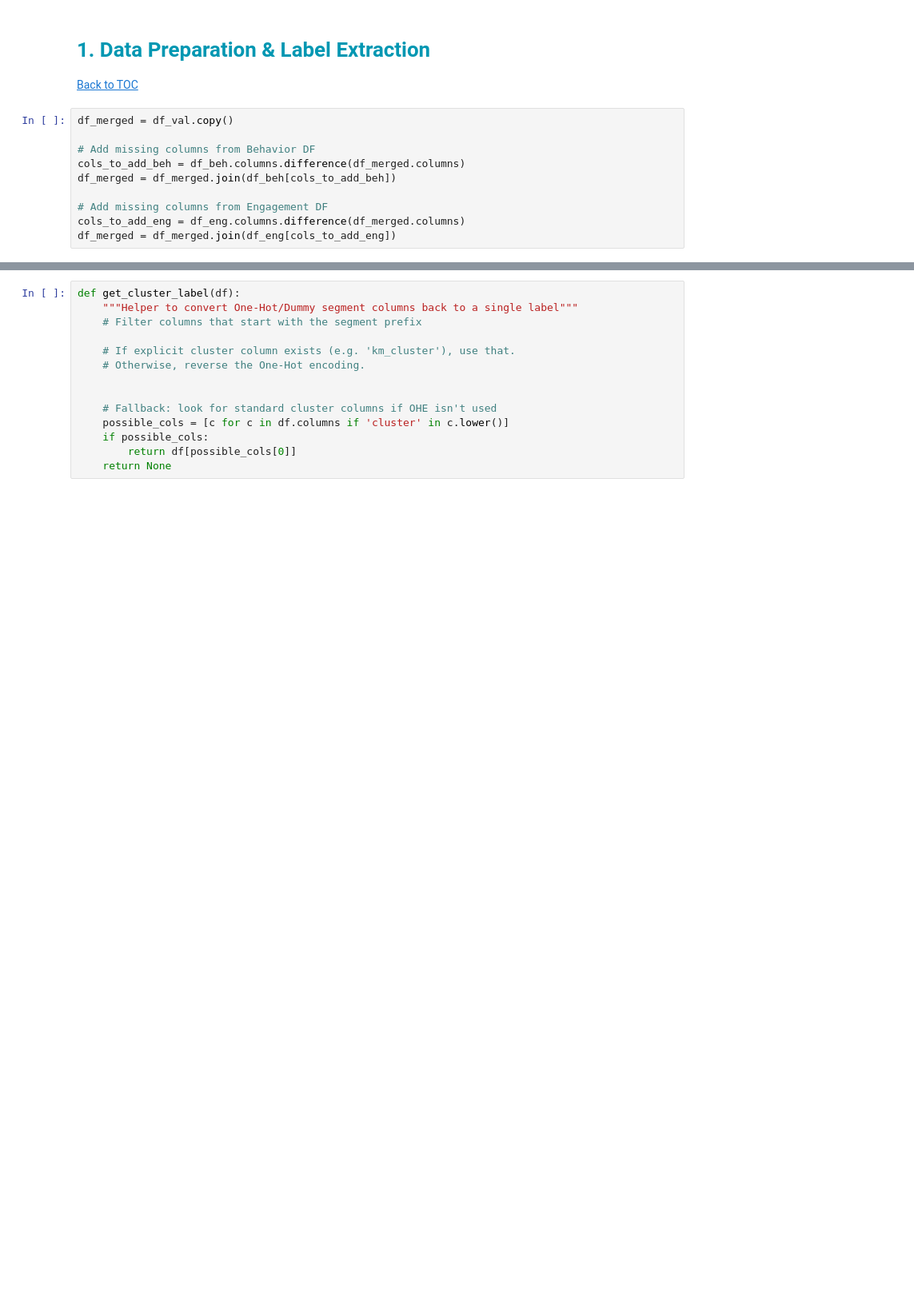
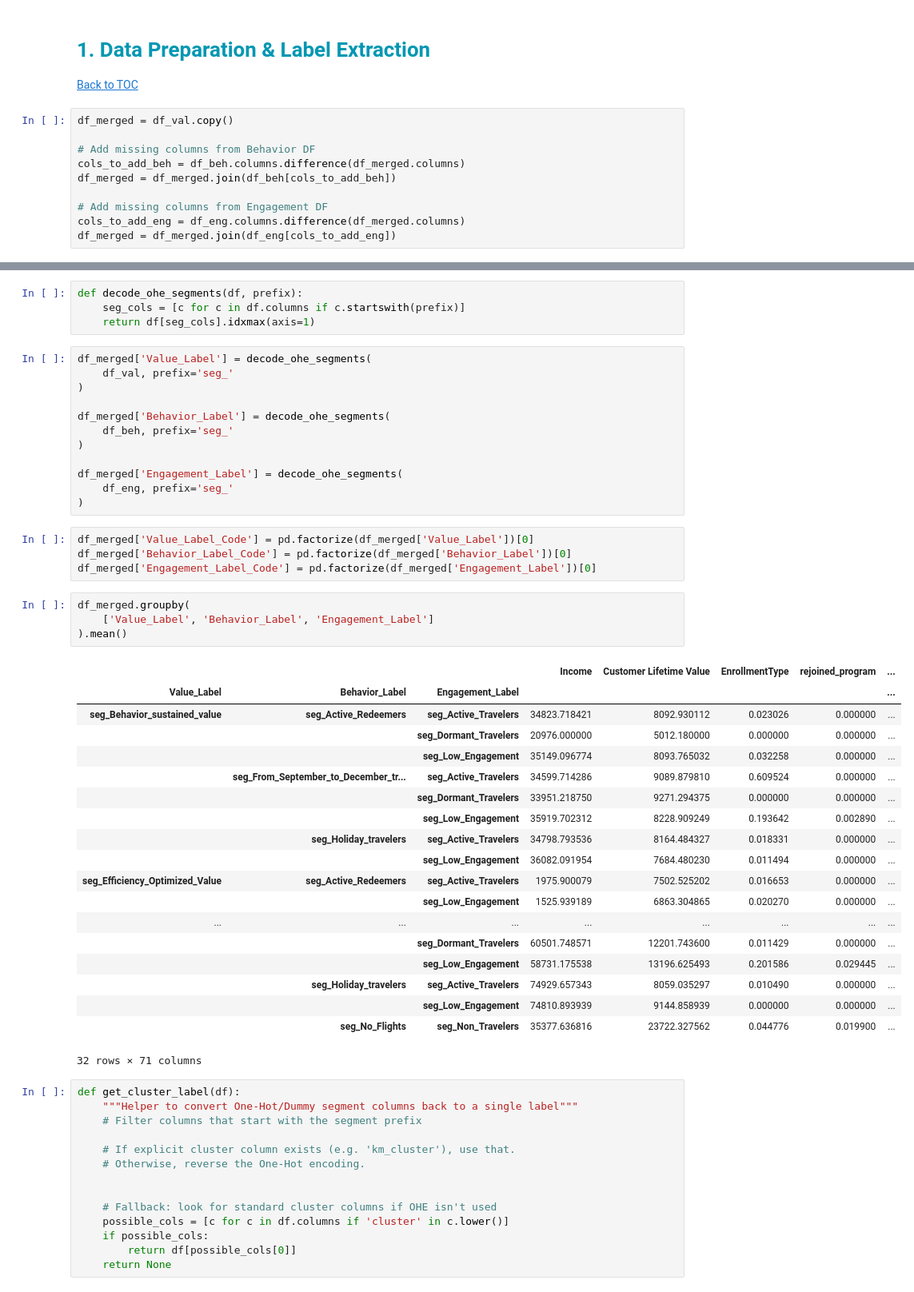
Before and after one commit to andrerangelferreira/DataMiningProject_AIAI_Group51, a Jupyter notebook: notebooks/Cluster_Merged.ipynb, the cells around one changed output, grey strips where cells are left out. Shown at 80% size. Saved outputs shown, nothing was run; the diff lists cells and outputs as text; blank space fills up the shorter version.

Commit message:
fixed issue of dependent clusters, mean=1.0

```diff
--- a/notebooks/Cluster_Merged.ipynb
+++ b/notebooks/Cluster_Merged.ipynb
@@ -35,3 +50,47 @@ df_merged
+# %%
+def decode_ohe_segments(df, prefix):
+    seg_cols = [c for c in df.columns if c.startswith(prefix)]
+    return df[seg_cols].idxmax(axis=1)
+# %%
+df_merged['Value_Label'] = decode_ohe_segments(
+    df_val, prefix='seg_'
+)
+
+df_merged['Behavior_Label'] = decode_ohe_segments(
+    df_beh, prefix='seg_'
+)
+
+df_merged['Engagement_Label'] = decode_ohe_segments(
+    df_eng, prefix='seg_'
+)
+# %%
+df_merged['Value_Label_Code'] = pd.factorize(df_merged['Value_Label'])[0]
+df_merged['Behavior_Label_Code'] = pd.factorize(df_merged['Behavior_Label'])[0]
+df_merged['Engagement_Label_Code'] = pd.factorize(df_merged['Engagement_Label'])[0]
+# %%
+df_merged.groupby(
+    ['Value_Label', 'Behavior_Label', 'Engagement_Label']
+).mean()
+# %% [output]
+|  |  |  | Income | Customer Lifetime Value | EnrollmentType | rejoined_program | ... |
+| Value_Label | Behavior_Label | Engagement_Label |  |  |  |  | ... |
+| seg_Behavior_sustained_value | seg_Active_Redeemers | seg_Active_Travelers | 34823.718421 | 8092.930112 | 0.023026 | 0.000000 | ... |
+|  |  | seg_Dormant_Travelers | 20976.000000 | 5012.180000 | 0.000000 | 0.000000 | ... |
+|  |  | seg_Low_Engagement | 35149.096774 | 8093.765032 | 0.032258 | 0.000000 | ... |
+|  | seg_From_September_to_December_tr... | seg_Active_Travelers | 34599.714286 | 9089.879810 | 0.609524 | 0.000000 | ... |
+|  |  | seg_Dormant_Travelers | 33951.218750 | 9271.294375 | 0.000000 | 0.000000 | ... |
+|  |  | seg_Low_Engagement | 35919.702312 | 8228.909249 | 0.193642 | 0.002890 | ... |
+|  | seg_Holiday_travelers | seg_Active_Travelers | 34798.793536 | 8164.484327 | 0.018331 | 0.000000 | ... |
+|  |  | seg_Low_Engagement | 36082.091954 | 7684.480230 | 0.011494 | 0.000000 | ... |
+| seg_Efficiency_Optimized_Value | seg_Active_Redeemers | seg_Active_Travelers | 1975.900079 | 7502.525202 | 0.016653 | 0.000000 | ... |
+|  |  | seg_Low_Engagement | 1525.939189 | 6863.304865 | 0.020270 | 0.000000 | ... |
+| ... | ... | ... | ... | ... | ... | ... | ... |
+|  |  | seg_Dormant_Travelers | 60501.748571 | 12201.743600 | 0.011429 | 0.000000 | ... |
+|  |  | seg_Low_Engagement | 58731.175538 | 13196.625493 | 0.201586 | 0.029445 | ... |
+|  | seg_Holiday_travelers | seg_Active_Travelers | 74929.657343 | 8059.035297 | 0.010490 | 0.000000 | ... |
+|  |  | seg_Low_Engagement | 74810.893939 | 9144.858939 | 0.000000 | 0.000000 | ... |
+|  | seg_No_Flights | seg_Non_Travelers | 35377.636816 | 23722.327562 | 0.044776 | 0.019900 | ... |
+32 rows × 71 columns
 # %%
 def get_cluster_label(df):
     """Helper to convert One-Hot/Dummy segment columns back to a single label"""
```
Also changed, not shown: parts of 1 cell of this notebook.
